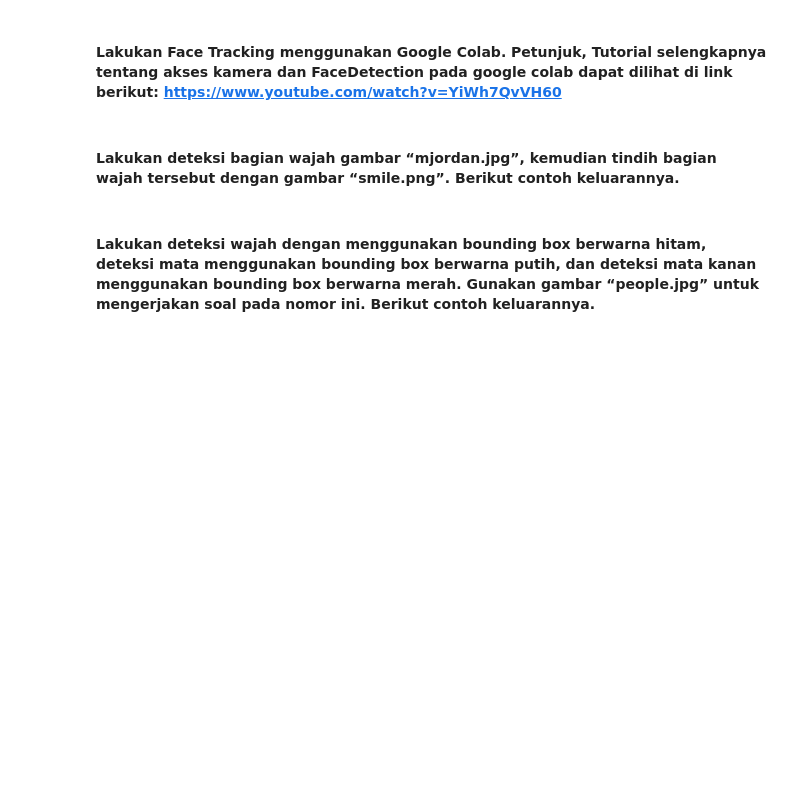
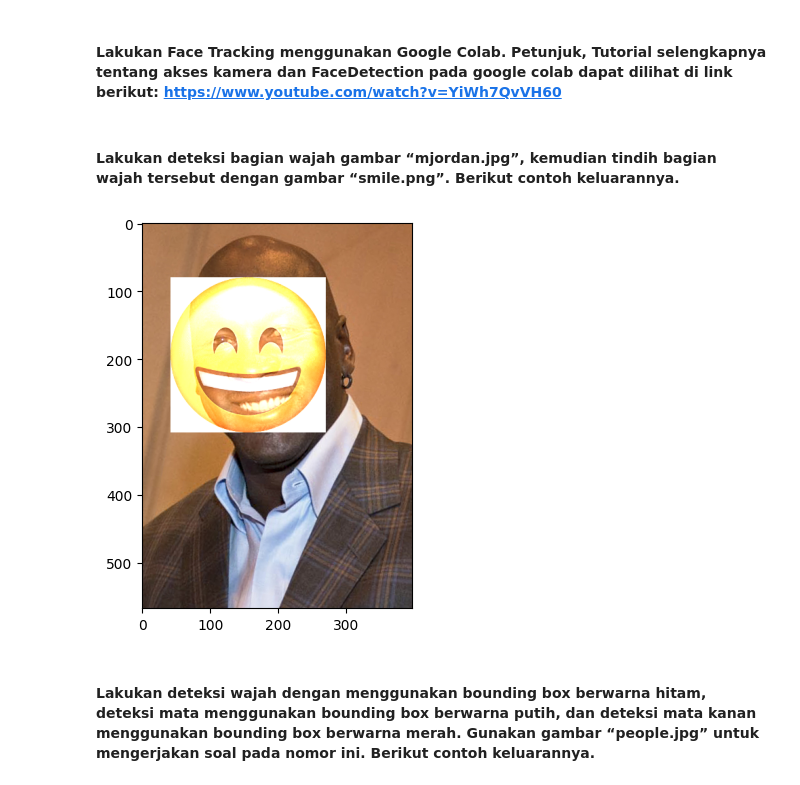
Before and after one commit to 16Komang/PCVK, a Jupyter notebook: week12.ipynb, the cells around one changed output. Drawn from its saved outputs; the diff is of its cells as text; code cells hidden in the pictures; blank space fills up the shorter version.

```diff
--- a/week12.ipynb
+++ b/week12.ipynb
@@ -173,19 +173,21 @@ plt.show()
 # %%
 cascade_wajah = cv.CascadeClassifier('/content/drive/MyDrive/Images/haarcascades/haarcascade_frontalface_alt.xml')
 
 mjordan_img = cv.imread('/content/drive/MyDrive/Images/facedet/mjordan.jpg')
-smile = cv.imread('/content/drive/MyDrive/img/facedetection/smile.png', cv.IMREAD_UNCHANGED)
+smile = cv.imread('/content/drive/MyDrive/Images/facedet/smile.png', cv.IMREAD_UNCHANGED)
 
-gray = cv.cvtColor(jordan_img, cv2.COLOR_BGR2GRAY)
+gray = cv.cvtColor(mjordan_img, cv.COLOR_BGR2GRAY)
 
 faces = cascade_wajah.detectMultiScale(gray, scaleFactor=1.1, minNeighbors=5)
 
 for (x, y, w, h) in faces:
-    smile_resized = cv2.resize(smile, (w, h))
+    smile_resized = cv.resize(smile, (w, h))
     mjordan_img[y:y+h, x:x+w] = cv.addWeighted(mjordan_img[y:y+h, x:x+w], 1, smile_resized[:, :, 0:3], 1, 0)
 
-plt.figure(figsize=(15, 5))
+plt.figure(figsize=(7, 5))
 plt.subplot(111), plt.imshow(cv.cvtColor(mjordan_img, cv.COLOR_BGR2RGB))
 plt.show()
+# %% [output]
+[figure, added]
 # %% [markdown]
 #### Lakukan deteksi wajah dengan menggunakan bounding box berwarna hitam, deteksi mata menggunakan bounding box berwarna putih, dan deteksi mata kanan menggunakan bounding box berwarna merah. Gunakan gambar “people.jpg” untuk mengerjakan soal pada nomor ini. Berikut contoh keluarannya.
```
Also changed, not shown: parts of 1 cell of this notebook.
